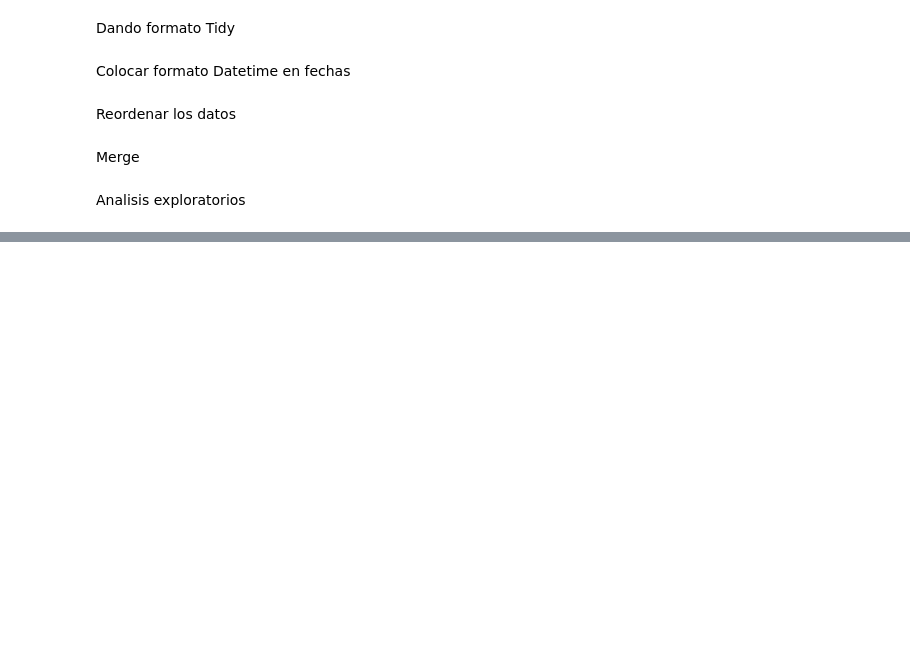
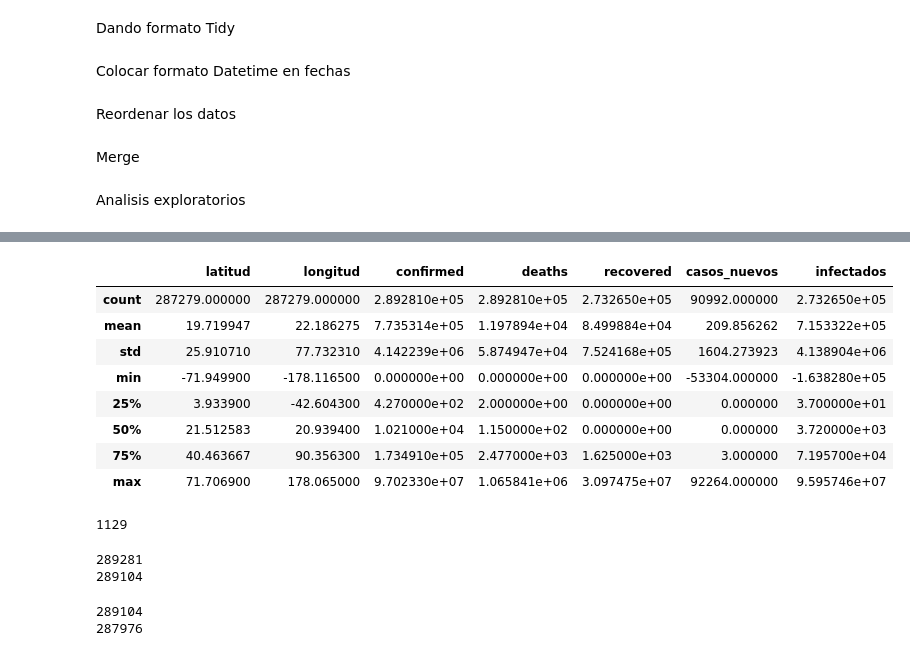
Before and after one commit to raulangelj/DS-Lab8, a Jupyter notebook: Laboratorio8.ipynb, the cells around one changed output, grey strips where cells are left out. Cells and saved outputs as stored; diff of their text form; code cells hidden in the pictures; blank space fills up the shorter version.

```diff
--- a/Laboratorio8.ipynb
+++ b/Laboratorio8.ipynb
@@ -195,0 +198,4 @@ Distribution Analysis - Histogram
+# %%
+new_cases = (df_covid.sort_values(by=['pais', 'provincia', 'fecha']).filter(['pais', 'provincia', 'fecha', 'confirmed']))
+new_cases = new_cases.groupby(['pais', 'provincia']).confirmed.diff()
+new_cases.describe()
@@ -195,0 +212,3 @@ Distribution Analysis - Histogram
+# %%
+# asignar casos nuevos a data frame
+df_covid = df_covid.assign(casos_nuevos=new_cases)
@@ -195,0 +229,2 @@ Distribution Analysis - Histogram
+# %%
+df_covid['infectados'] = df_covid['confirmed'] - df_covid['recovered'] - df_covid['deaths']
@@ -195,0 +240,33 @@ Distribution Analysis - Histogram
+# %%
+df_covid.describe()
+# %% [output]
+|  | latitud | longitud | confirmed | deaths | recovered | casos_nuevos | infectados |
+| count | 287279.000000 | 287279.000000 | 2.892810e+05 | 2.892810e+05 | 2.732650e+05 | 90992.000000 | 2.732650e+05 |
+| mean | 19.719947 | 22.186275 | 7.735314e+05 | 1.197894e+04 | 8.499884e+04 | 209.856262 | 7.153322e+05 |
+| std | 25.910710 | 77.732310 | 4.142239e+06 | 5.874947e+04 | 7.524168e+05 | 1604.273923 | 4.138904e+06 |
+| min | -71.949900 | -178.116500 | 0.000000e+00 | 0.000000e+00 | 0.000000e+00 | -53304.000000 | -1.638280e+05 |
+| 25% | 3.933900 | -42.604300 | 4.270000e+02 | 2.000000e+00 | 0.000000e+00 | 0.000000 | 3.700000e+01 |
+| 50% | 21.512583 | 20.939400 | 1.021000e+04 | 1.150000e+02 | 0.000000e+00 | 0.000000 | 3.720000e+03 |
+| 75% | 40.463667 | 90.356300 | 1.734910e+05 | 2.477000e+03 | 1.625000e+03 | 3.000000 | 7.195700e+04 |
+| max | 71.706900 | 178.065000 | 9.702330e+07 | 1.065841e+06 | 3.097475e+07 | 92264.000000 | 9.595746e+07 |
+# %%
+infectados = df_covid.filter(['infectados']).query('infectados < 0')
+print(len(infectados))
+# %% [output]
+1129
+# %%
+#Se notan datos negativos en los casos nuevos, por lo que se deben eliminar para que no afecte
+print(len(df_covid)) #datos antes
+df_covid = df_covid.query("not(casos_nuevos<0)")
+print(len(df_covid)) #datos despues
+# %% [output]
+289281
+289104
+# %%
+#Se notan datos negativos en los infectados, por lo que se deben eliminar para que no afecte
+print(len(df_covid)) #datos antes
+df_covid = df_covid.query("not(infectados < 0)")
+print(len(df_covid)) #datos despues
+# %% [output]
+289104
+287976
```
Also changed, not shown: parts of 16 cells of this notebook, 3 other files.
